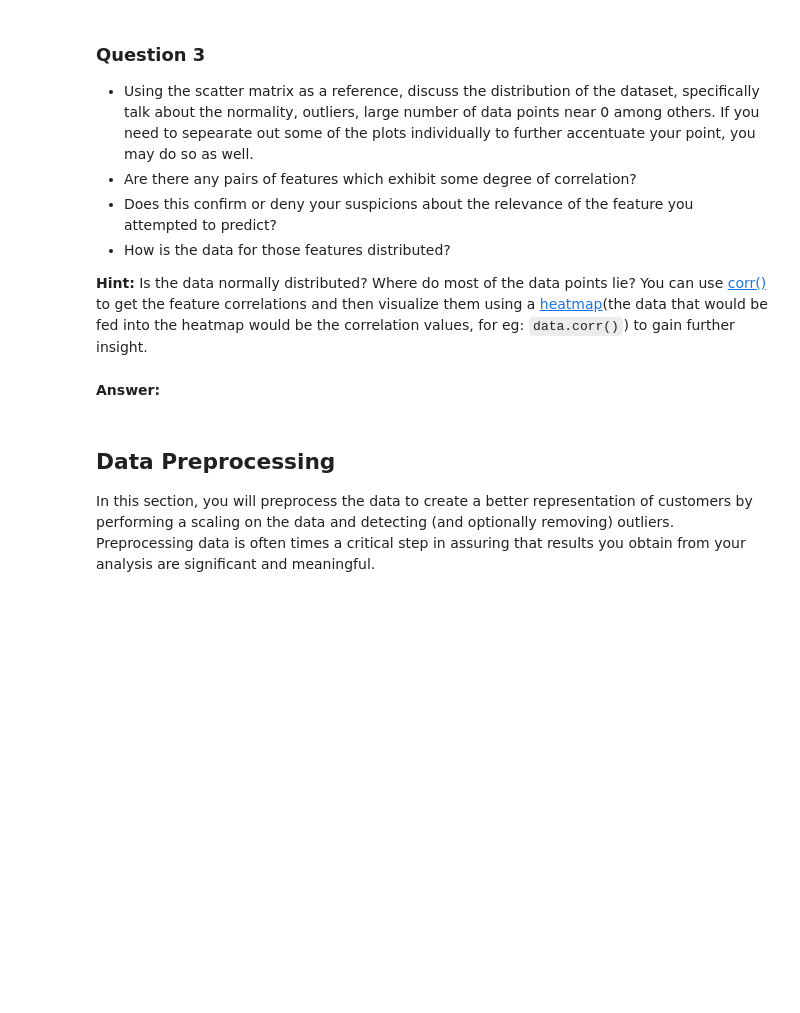
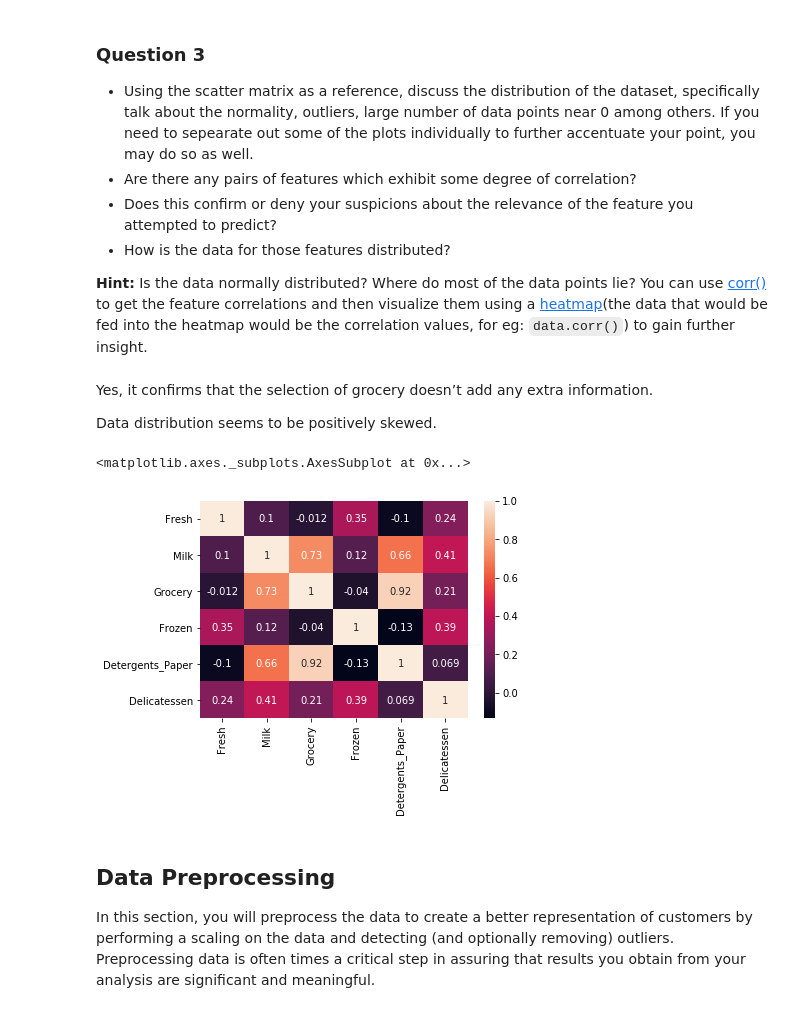
Before and after one commit to nbikkasani/customer_segments, a Jupyter notebook: customer_segments.ipynb, the cells around one changed output. Saved outputs shown, nothing was run; the diff lists cells and outputs as text; code cells hidden in the pictures; blank space fills up the shorter version.

```diff
--- a/customer_segments.ipynb
+++ b/customer_segments.ipynb
@@ -153,8 +153,18 @@ pd.scatter_matrix(data, alpha = 0.3, figsize = (14,8), diagonal = 'kde');
 * How is the data for those features distributed?
 
 **Hint:** Is the data normally distributed? Where do most of the data points lie? You can use [corr()](https://pandas.pydata.org/pandas-docs/stable/generated/pandas.DataFrame.corr.html) to get the feature correlations and then visualize them using a [heatmap](http://seaborn.pydata.org/generated/seaborn.heatmap.html)(the data that would be fed into the heatmap would be the correlation values, for eg: `data.corr()`) to gain further insight.
-# %% [markdown]
-**Answer:**
+# %% [markdown]
+
+Yes, it confirms that the selection of grocery doesn’t add any extra information.
+
+Data distribution seems to be positively skewed.
+# %%
+import seaborn as sns
+
+sns.heatmap(data.corr(), annot=True)
+# %% [output]
+<matplotlib.axes._subplots.AxesSubplot at 0x...>
+[figure, added]
 # %% [markdown]
 ## Data Preprocessing
 In this section, you will preprocess the data to create a better representation of customers by performing a scaling on the data and detecting (and optionally removing) outliers. Preprocessing data is often times a critical step in assuring that results you obtain from your analysis are significant and meaningful.
```
Also changed, not shown: parts of 1 cell of this notebook.
